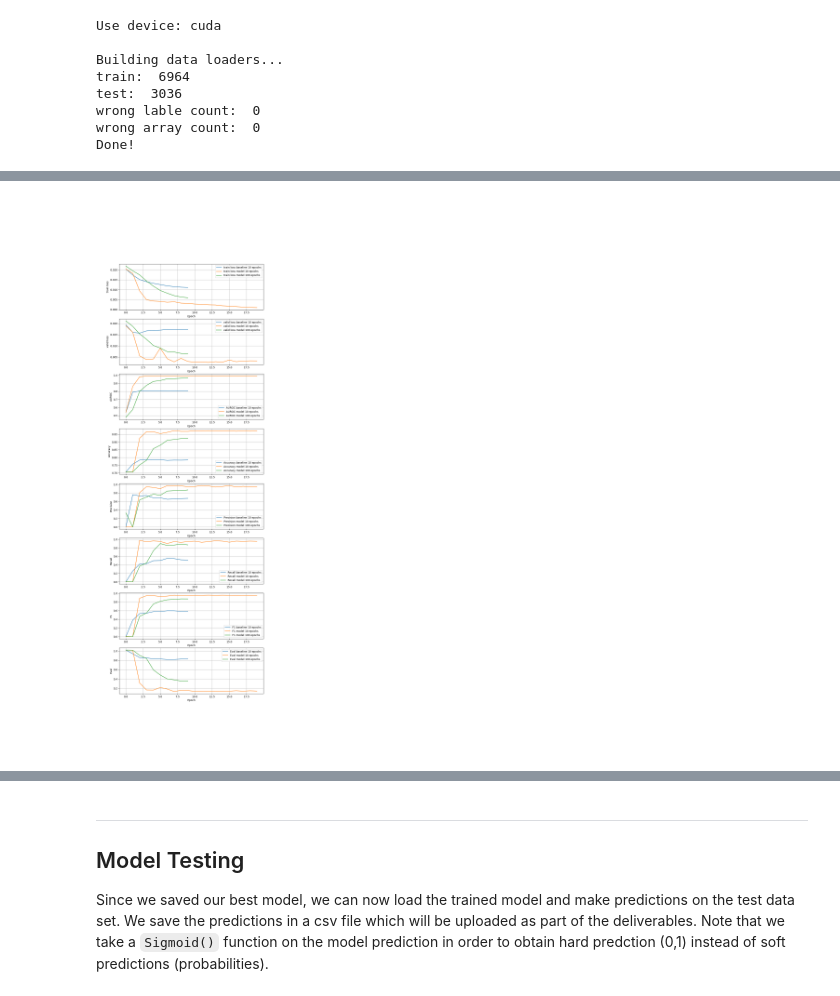
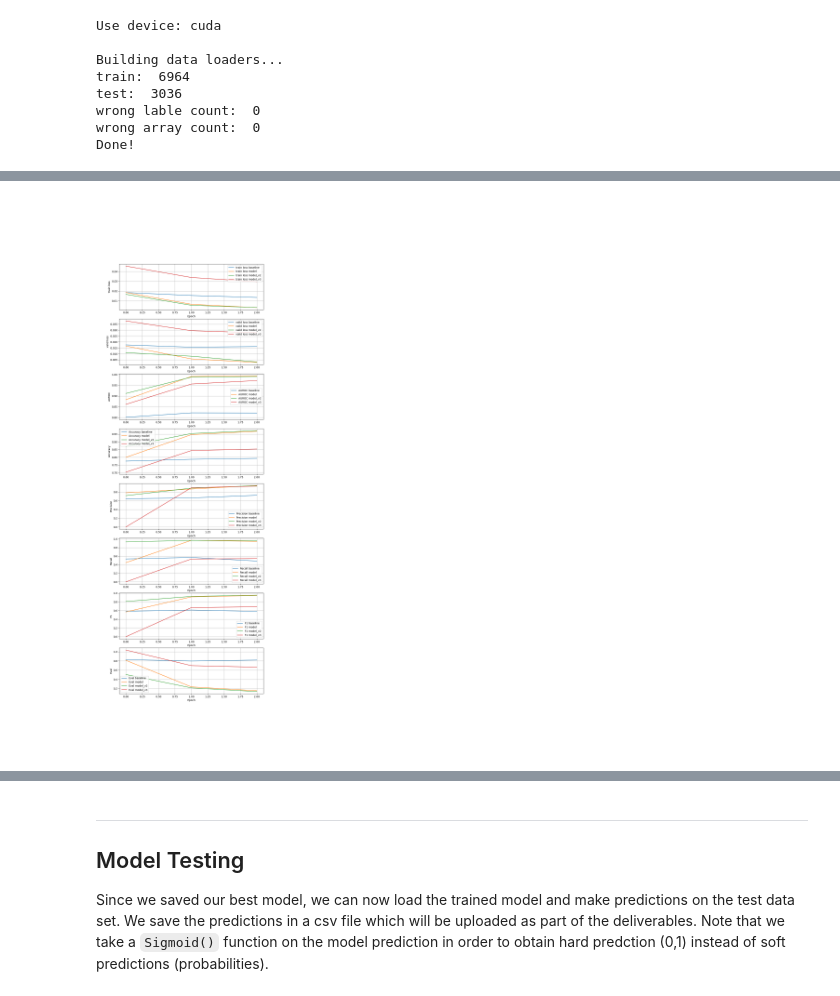
Before and after one commit to Arty-Facts/wasp_al_and_ml_2023, a Jupyter notebook: module3/assignment_ecg_classification.ipynb, the cells around one changed output, grey strips where cells are left out. Saved outputs shown, nothing was run; the diff lists cells and outputs as text; code cells hidden in the pictures.

Commit message:
model v3

```diff
--- a/module3/assignment_ecg_classification.ipynb
+++ b/module3/assignment_ecg_classification.ipynb
@@ -708,7 +784,7 @@ def train_loop(prefix, dataloader, model, optimizer, lr_scheduler, loss_function
 
         optimizer.zero_grad()  # set gradients to zero
         output = model(traces) # forward pass
-        loss = loss_function(nn.functional.sigmoid(output), diagnoses) # compute loss
+        loss = loss_function(output, diagnoses) # compute loss
         loss.backward() # compute gradients
         optimizer.step() # update parameters
 
@@ -1046,18 +1174,18 @@ ax.plot(lr_bl, label='lr')
 # %%
 model_10 = Model(
-    kernel_size=31,
-    num_layers=5,
+    kernel_size=23,
+    num_layers=7,
     steps=1,
     lin_steps=0,
-    dropout=0.20278274464938117,
+    dropout=0.15,
 )
 
-lr= 0.0002036764430068301
-weight_decay=1.939743972193331e-06
-beta1 = 0.8965126222348034
-beta2 = 0.4638010994050052
+lr = 0.0002
+wd = 2.1e-05
+beta1 = 0.5
+beta2 = 0.9
 
-num_epochs=10
+num_epochs=3
 
 optimizer_10 = torch.optim.Adam(model_10.parameters(), lr=lr, weight_decay=wd, betas=(beta1, beta2))
 lr_scheduler_10 = torch.optim.lr_scheduler.OneCycleLR(optimizer_10, max_lr=lr, steps_per_epoch=len(train_dataloader), epochs=num_epochs)
@@ -1121,72 +1301,80 @@ Epoch:  9, Train Loss: 0.006303, Valid Loss: 0.006615, AUROC: 0.963855, Accuracy
 # %%
 fig, ax = plt.subplots(8, 1, figsize=(10, 30))
 
-ax[0].plot(train_loss_bl, label='train loss baseline 10 epochs')
-ax[0].plot(train_loss_10, label='train loss model 10 epochs')
-ax[0].plot(train_loss_100, label='train loss model 100 epochs')
+ax[0].plot(train_loss_bl, label='train loss baseline')
+ax[0].plot(train_loss_10, label='train loss model')
+ax[0].plot(train_loss_v2_10, label='train loss model_v2')
+ax[0].plot(train_loss_v3_10, label='train loss model_v3')
 ax[0].set_xlabel('Epoch')
 ax[0].set_ylabel('train loss')
 ax[0].legend()
 ax[0].grid()
 
 
-ax[1].plot(valid_loss_bl, label='valid loss baseline 10 epochs')
-ax[1].plot(valid_loss_10, label='valid loss model 10 epochs')
-ax[1].plot(valid_loss_100, label='valid loss model 100 epochs')
+ax[1].plot(valid_loss_bl, label='valid loss baseline')
+ax[1].plot(valid_loss_10, label='valid loss model')
+ax[1].plot(valid_loss_v2_10, label='valid loss model_v2')
+ax[1].plot(valid_loss_v3_10, label='valid loss model_v3')
 ax[1].set_xlabel('Epoch')
 ax[1].set_ylabel('valid loss')
 ax[1].legend()
 ax[1].grid()
 
-ax[2].plot(auroc_bl, label='AUROC baseline 10 epochs')
-ax[2].plot(auroc_10, label='AUROC model 10 epochs')
-ax[2].plot(auroc_100, label='AUROC model 100 epochs')
+ax[2].plot(auroc_bl, label='AUROC baseline')
+ax[2].plot(auroc_10, label='AUROC model')
+ax[2].plot(auroc_v2_10, label='AUROC model_v2')
+ax[2].plot(auroc_v3_10, label='AUROC model_v3')
 ax[2].set_xlabel('Epoch')
 ax[2].set_ylabel('AUROC')
 ax[2].legend()
 ax[2].grid()
 
-ax[3].plot(accuracy_bl, label='Accuracy baseline 10 epochs')
-ax[3].plot(accuracy_10, label='Accuracy model 10 epochs')
-ax[3].plot(accuracy_100, label='Accuracy model 100 epochs')
+ax[3].plot(accuracy_bl, label='Accuracy baseline')
+ax[3].plot(accuracy_10, label='Accuracy model')
+ax[3].plot(accuracy_v2_10, label='Accuracy model_v2')
+ax[3].plot(accuracy_v3_10, label='Accuracy model_v3')
 ax[3].set_xlabel('Epoch')
 ax[3].set_ylabel('Accuracy')
 ax[3].legend()
 ax[3].grid()
 
-ax[4].plot(precision_bl, label='Precision baseline 10 epochs')
-ax[4].plot(precision_10, label='Precision model 10 epochs')
-ax[4].plot(precision_100, label='Precision model 100 epochs')
+ax[4].plot(precision_bl, label='Precision baseline')
+ax[4].plot(precision_10, label='Precision model')
+ax[4].plot(precision_v2_10, label='Precision model_v2')
+ax[4].plot(precision_v3_10, label='Precision model_v3')
 ax[4].set_xlabel('Epoch')
 ax[4].set_ylabel('Precision')
 ax[4].legend()
 ax[4].grid()
 
-ax[5].plot(recall_bl, label='Recall baseline 10 epochs')
-ax[5].plot(recall_10, label='Recall model 10 epochs')
-ax[5].plot(recall_100, label='Recall model 100 epochs')
+ax[5].plot(recall_bl, label='Recall baseline')
+ax[5].plot(recall_10, label='Recall model')
+ax[5].plot(recall_v2_10, label='Recall model_v2')
+ax[5].plot(recall_v3_10, label='Recall model_v3')
 ax[5].set_xlabel('Epoch')
 ax[5].set_ylabel('Recall')
 ax[5].legend()
 ax[5].grid()
 
-ax[6].plot(f1_bl, label='F1 baseline 10 epochs')
-ax[6].plot(f1_10, label='F1 model 10 epochs')
-ax[6].plot(f1_100, label='F1 model 100 epochs')
+ax[6].plot(f1_bl, label='F1 baseline')
+ax[6].plot(f1_10, label='F1 model')
+ax[6].plot(f1_v2_10, label='F1 model_v2')
+ax[6].plot(f1_v3_10, label='F1 model_v3')
 ax[6].set_xlabel('Epoch')
 ax[6].set_ylabel('F1')
 ax[6].legend()
 ax[6].grid()
 
-ax[7].plot(eval_bl, label='Eval baseline 10 epochs')
-ax[7].plot(eval_10, label='Eval model 10 epochs')
-ax[7].plot(eval_100, label='Eval model 100 epochs')
+ax[7].plot(eval_bl, label='Eval baseline')
+ax[7].plot(eval_10, label='Eval model')
+ax[7].plot(eval_v2_10, label='Eval model_v2')
+ax[7].plot(eval_v3_10, label='Eval model_v3')
 ax[7].set_xlabel('Epoch')
 ax[7].set_ylabel('Eval')
 ax[7].legend()
 ax[7].grid()
 
 plt.show()
 # %% [output]
-[figure, old version]
+[figure, new version]
 # %%
```
Also changed, not shown: parts of 38 cells of this notebook, 3 other files.
